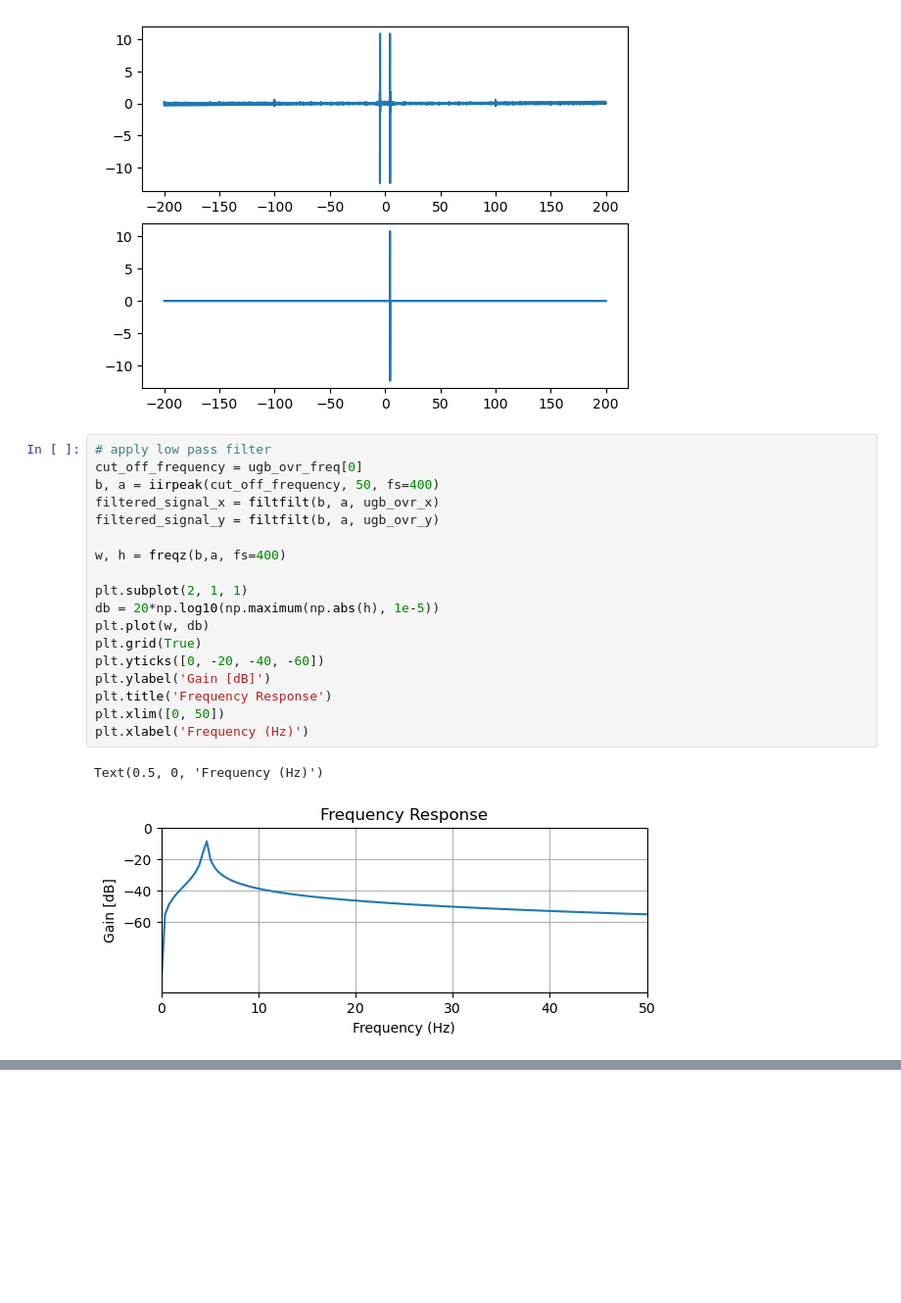
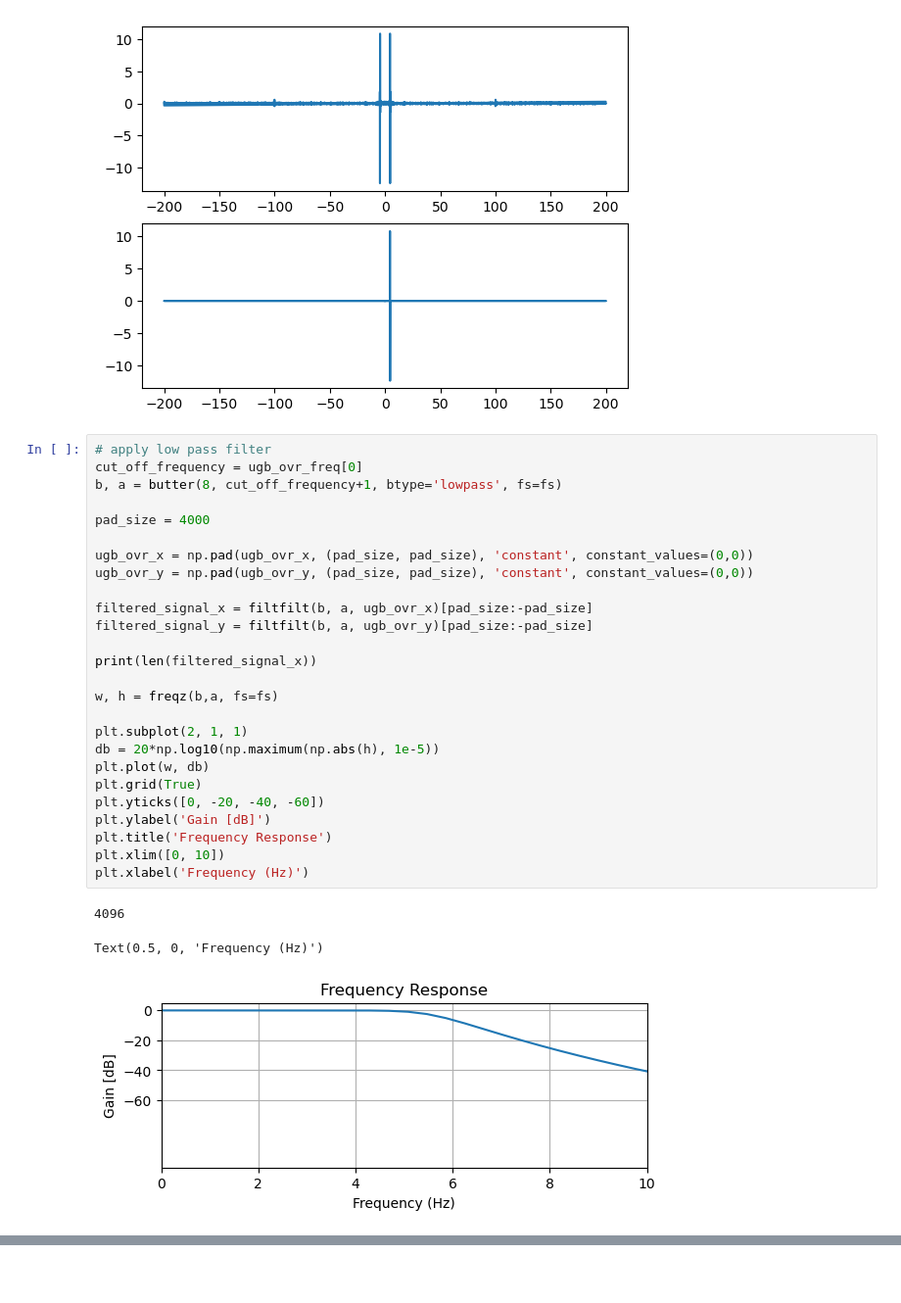
Before and after one commit to mekatronik-achmadi/Predict-CBM, a Jupyter notebook: Vale/TestOlahPy/preliminary_data_analysis/orbital_analysis.ipynb, the cells around one changed output, grey strips where cells are left out. Shown at 98% size. Saved outputs shown, nothing was run; the diff lists cells and outputs as text; blank space fills up the shorter version.

```diff
--- a/Vale/TestOlahPy/preliminary_data_analysis/orbital_analysis.ipynb
+++ b/Vale/TestOlahPy/preliminary_data_analysis/orbital_analysis.ipynb
@@ -521,21 +744,30 @@ plt.show()
 # %%
 # apply low pass filter
 cut_off_frequency = ugb_ovr_freq[0]
-b, a = iirpeak(cut_off_frequency, 50, fs=400)
-filtered_signal_x = filtfilt(b, a, ugb_ovr_x)
-filtered_signal_y = filtfilt(b, a, ugb_ovr_y)
+b, a = butter(8, cut_off_frequency+1, btype='lowpass', fs=fs)
 
-w, h = freqz(b,a, fs=400)
+pad_size = 4000
+
+ugb_ovr_x = np.pad(ugb_ovr_x, (pad_size, pad_size), 'constant', constant_values=(0,0))
+ugb_ovr_y = np.pad(ugb_ovr_y, (pad_size, pad_size), 'constant', constant_values=(0,0))
+
+filtered_signal_x = filtfilt(b, a, ugb_ovr_x)[pad_size:-pad_size]
+filtered_signal_y = filtfilt(b, a, ugb_ovr_y)[pad_size:-pad_size]
+
+print(len(filtered_signal_x))
+
+w, h = freqz(b,a, fs=fs)
 
 plt.subplot(2, 1, 1)
 db = 20*np.log10(np.maximum(np.abs(h), 1e-5))
 plt.plot(w, db)
 plt.grid(True)
 plt.yticks([0, -20, -40, -60])
 plt.ylabel('Gain [dB]')
 plt.title('Frequency Response')
-plt.xlim([0, 50])
+plt.xlim([0, 10])
 plt.xlabel('Frequency (Hz)')
 # %% [output]
-Text(0.5, 0, 'Frequency (Hz)')
+4096
+Text(0.5, 0, 'Frequency (Hz)')
-[figure, old version]
+[figure, new version]
```
Also changed, not shown: parts of 30 cells of this notebook, 4 other files.
